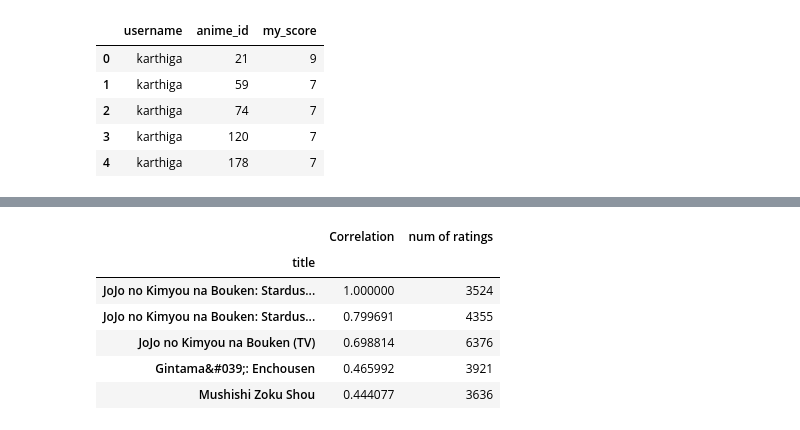
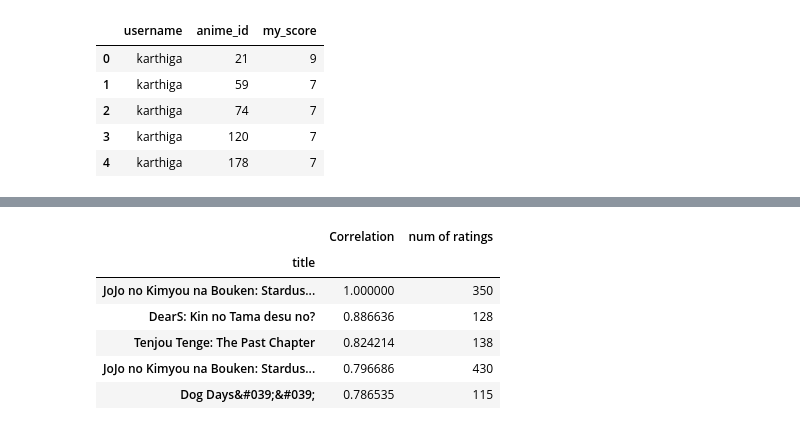
Before and after one commit to montesdeocaG/AnimeRecommendation, a Jupyter notebook: Proyecto.ipynb, the cells around one changed output, grey strips where cells are left out. Cells and saved outputs as stored; diff of their text form; code cells hidden in the pictures.

```diff
--- a/Proyecto.ipynb
+++ b/Proyecto.ipynb
@@ -3,7 +3,7 @@ import numpy as np
 import pandas as pd
 # %%
 anime_titles = pd.read_csv('anime_cleaned.csv',usecols=[0,1])
-df = pd.read_csv('animelists_cleaned.csv',usecols=[0,1,5],nrows=10000000)
+df = pd.read_csv('animelists_cleaned.csv',usecols=[0,1,5],nrows=1000000)
 # %%
 anime_titles.head()
 # %% [output]
@@ -24,6 +24,7 @@ df.head()
 | 4 | karthiga | 178 | 7 |
 # %%
 df = pd.merge(anime_titles,df,on='anime_id')
+df['user_id'] = df.username.astype('category').cat.codes
 # %%
 df.head()
 # %% [output]
@@ -58,5 +59,5 @@ sns.jointplot(x='my_score',y='num of ratings',data=ratings,alpha=0.5)
 # %%
-animematrix = df.pivot_table(index='username',columns='title',values='my_score')
+animematrix = df.pivot_table(index='user_id',columns='title',values='my_score')
 animematrix.head()
 # %% [output]
 | title | "0" | "Aesop" no Ohanashi yori: Ushi to... | "Bungaku Shoujo" Kyou no Oyatsu: ... | "Bungaku Shoujo" Memoire | "Bungaku Shoujo" Movie | ... |
@@ -70,16 +71,16 @@ animematrix.head()
 # %%
-jojo_user_ratings =   ['JoJo no Kimyou na Bouken: Stardust Crusaders 2nd Season']
+jojo_user_ratings = animematrix['JoJo no Kimyou na Bouken: Stardust Crusaders 2nd Season']
 similar_to_jojo = animematrix.corrwith(jojo_user_ratings)
 # %%
 corr_jojo = pd.DataFrame(similar_to_jojo,columns=['Correlation'])
 corr_jojo.dropna(inplace=True)
 corr_jojo = corr_jojo.join(ratings['num of ratings'])
-corr_jojo[corr_jojo['num of ratings']>3500].sort_values('Correlation',ascending=False).head()
+corr_jojo[corr_jojo['num of ratings']>100].sort_values('Correlation',ascending=False).head()
 # %% [output]
 |  | Correlation | num of ratings |
 | title |  |  |
-| JoJo no Kimyou na Bouken: Stardus... | 1.000000 | 3524 |
-| JoJo no Kimyou na Bouken: Stardus... | 0.799691 | 4355 |
-| JoJo no Kimyou na Bouken (TV) | 0.698814 | 6376 |
-| Gintama&#039;: Enchousen | 0.465992 | 3921 |
-| Mushishi Zoku Shou | 0.444077 | 3636 |
+| JoJo no Kimyou na Bouken: Stardus... | 1.000000 | 350 |
+| DearS: Kin no Tama desu no? | 0.886636 | 128 |
+| Tenjou Tenge: The Past Chapter | 0.824214 | 138 |
+| JoJo no Kimyou na Bouken: Stardus... | 0.796686 | 430 |
+| Dog Days&#039;&#039; | 0.786535 | 115 |
```
Also changed, not shown: parts of 4 cells of this notebook.
